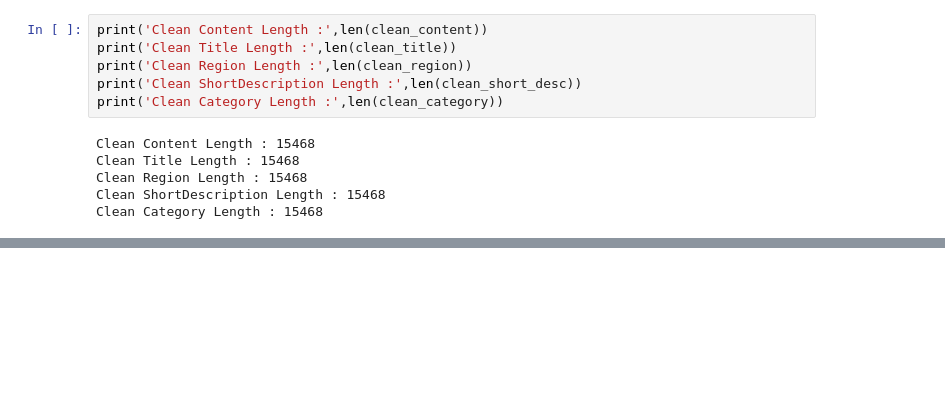
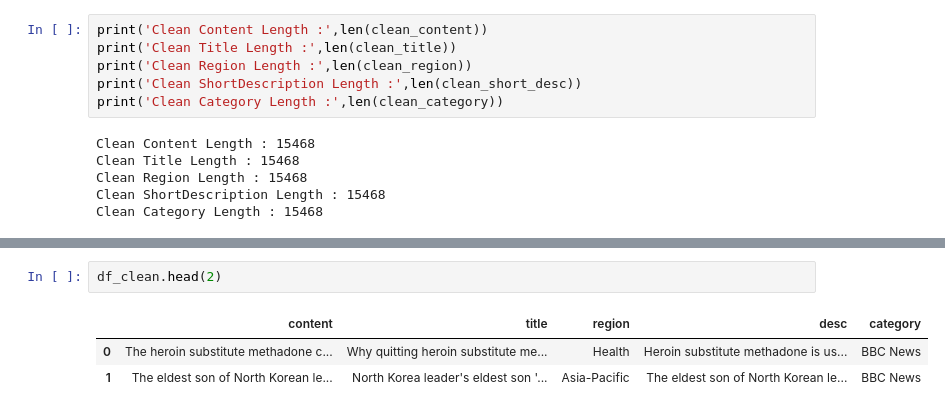
Before and after one commit to malinphy/e_repo, a Jupyter notebook: bbc_data_EDA.ipynb, the cells around one changed output, grey strips where cells are left out. Saved outputs shown, nothing was run; the diff lists cells and outputs as text; blank space fills up the shorter version.

```diff
--- a/bbc_data_EDA.ipynb
+++ b/bbc_data_EDA.ipynb
@@ -116,0 +131,6 @@ Clean Category Length : 15468
+# %%
+df_clean.head(2)
+# %% [output]
+|  | content | title | region | desc | category |
+| 0 | The heroin substitute methadone c... | Why quitting heroin substitute me... | Health | Heroin substitute methadone is us... | BBC News |
+| 1 | The eldest son of North Korean le... | North Korea leader's eldest son '... | Asia-Pacific | The eldest son of North Korean le... | BBC News |
```
Also changed, not shown: parts of 11 cells of this notebook.
